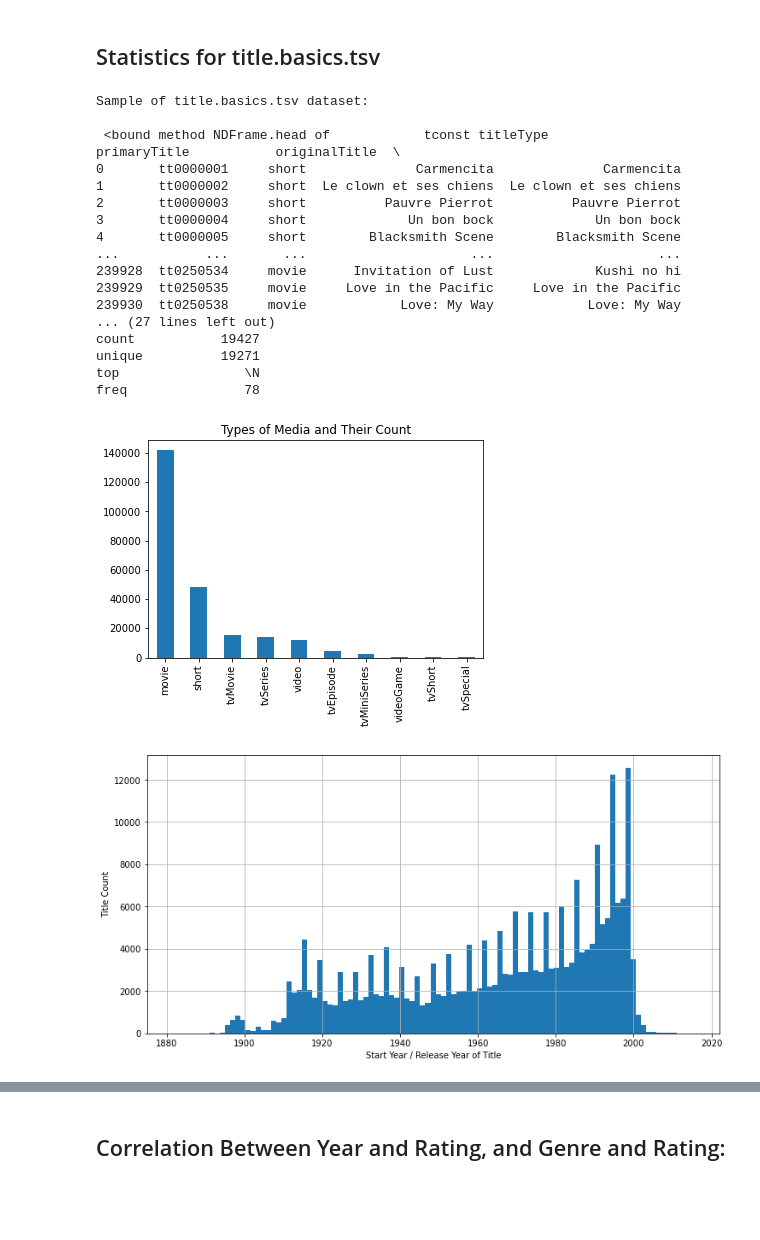
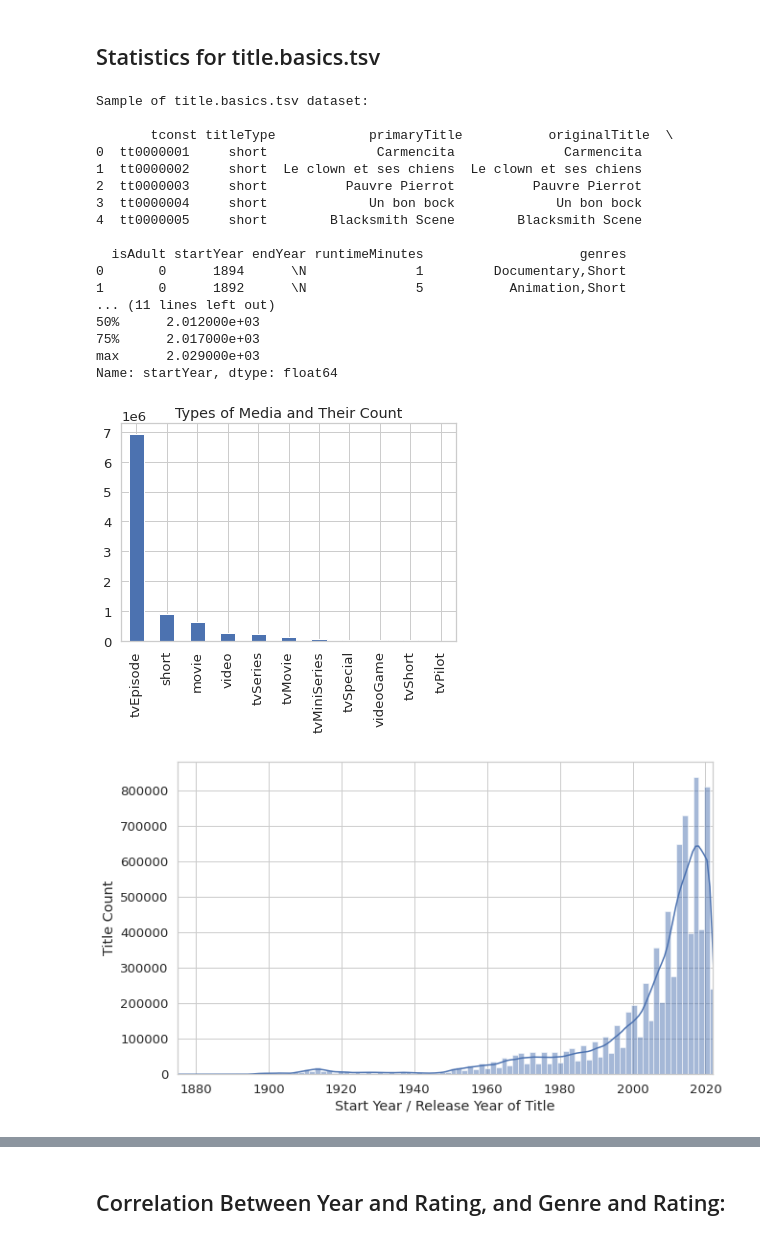
Before and after one commit to dash2927/ABCD, a Jupyter notebook: imdbEDA.ipynb, the cells around one changed output, grey strips where cells are left out. Saved outputs shown, nothing was run; the diff lists cells and outputs as text; code cells hidden in the pictures; blank space fills up the shorter version.

```diff
--- a/imdbEDA.ipynb
+++ b/imdbEDA.ipynb
@@ -7,6 +7,9 @@ import pandas as pd
 import seaborn as sns
 import numpy as np
 import matplotlib.pyplot as plt
+
+sns.set(font_scale=1.2)
+sns.set_style("whitegrid")
 # %% [markdown]
 ## Statistics for titles.ratings.tsv
 # %%
@@ -79,7 +87,9 @@ dtype: float64
 # %% [markdown]
 ## Statistics for names.basics.tsv
 # %%
-df1 = pd.read_csv('names.basics.tsv', sep='\t')
+filename = 'data/imdb/name.basics.tsv'
+
+df1 = pd.read_csv(filename, sep='\t')
 
 print("\nSample of names.basics.tsv dataset: \n\n", df1.head)
 
@@ -90,8 +100,9 @@ df1.drop(df1[df1['birthYear'] == r'\N'].index, inplace = True)
 # convert birthYear column from type object to type numeric
 df2 = pd.to_numeric(df1['birthYear'])
 # Make histogram of actor birthYear
-fig = plt.figure(figsize=(12, 6))
-df2.hist(bins=100)
+fig = plt.figure(figsize=(10, 6))
+sns.histplot(data=df2, bins=100)
+# df2.hist(bins=100)
 plt.xlabel('Birth Year')
 plt.ylabel('Number of Actors')
 plt.xlim([1775, 2022])
@@ -103,8 +114,9 @@ df1.drop(df1[df1['deathYear'] == r'\N'].index, inplace = True)
 # convert birthYear column from type object to type numeric
 df2 = pd.to_numeric(df1['deathYear'])
 # Make histogram of actor deathYear
-fig = plt.figure(figsize=(12, 6))
-df2.hist(bins=100)
+fig = plt.figure(figsize=(10, 6))
+# df2.hist(bins=100)
+sns.histplot(data=df2, bins=100)
 plt.xlabel('Death Year')
 plt.ylabel('Number of Actors')
 plt.xlim([1775, 2022])
@@ -134,9 +146,10 @@ freq             1092
 # %%
 # show dataset size, do a pie chart on the media types,
 # do a kde plot on movie year, etc.
-df = pd.read_csv('title.basics.tsv', sep='\t')
+filename = 'data/imdb/title.basics.tsv'
+df = pd.read_csv(filename, sep='\t')
 
-print("\nSample of title.basics.tsv dataset: \n\n", df.head)
+print("\nSample of title.basics.tsv dataset: \n\n", df.head())
 
 print("\nStatistics for titles.basics.tsv: \n\n", df1.describe())
 
@@ -150,58 +163,60 @@ df['titleType'].value_counts().plot(title='Types of Media and Their Count',ax=ax
 # Prep startYear column to make a histogram and a KDE plot
 # drop rows where startYear is /N
 df.drop(df[df['startYear'] == r'\N'].index, inplace = True)
 # convert startYear column from type object to type numeric. df1 is 1 column.
 df1 = pd.to_numeric(df['startYear'])
 # Make histogram of startYear
-fig = plt.figure(figsize=(12, 6))
-df1.hist(bins=100)
+fig = plt.figure(figsize=(10, 6))
+sns.histplot(data=df1, bins=100, kde=True)
+# df1.hist(bins=100)
 plt.xlabel('Start Year / Release Year of Title')
 plt.ylabel('Title Count')
 plt.xlim([1875, 2022])
 plt.show()
 
 # KDE plot of release year of a title
-df1.plot.kde(title='KDE Plot of Title Release Year')
-plt.xlabel('Start Year / Release Year of Title')
-plt.show()
+# df1.plot.kde(title='KDE Plot of Title Release Year')
+# plt.xlabel('Start Year / Release Year of Title')
+# plt.show()
 
 
 # Prep runtimeMinutes column to make a histogram and a KDE plot
 # drop rows where runtimeMinutes is /N
 df.drop(df[df['runtimeMinutes'] == r'\N'].index, inplace = True)
 # convert runtimeMinutes column from type object to type numeric. df2 is 1 column.
 df2 = pd.to_numeric(df['runtimeMinutes'])
 # Make histogram of runtimeMinutes
-fig = plt.figure(figsize=(12, 6))
-df2.hist(bins=100)
+fig = plt.figure(figsize=(10, 6))
+sns.histplot(data=df2, binwidth=4, kde=True)
+# df2.hist(bins=100)
 plt.xlabel('Runtime of Title (minutes)')
 plt.ylabel('Title Count')
-plt.xlim([0, 500])
+plt.xlim([0, 300])
 plt.show()
 
 # KDE plot of title runtime
-df2.plot.kde(title='KDE Plot of Title Runtime')
-plt.xlabel('Runtime of Title (minutes)')
-plt.show()
+# df2.plot.kde(title='KDE Plot of Title Runtime')
+# plt.xlabel('Runtime of Title (minutes)')
+# plt.show()
 
 print("\nStatistics for titleruntime: \n\n", df2.describe())
 # %% [output]
 Sample of title.basics.tsv dataset:
 
- <bound method NDFrame.head of            tconst titleType            primaryTitle           originalTitle  \
-0       tt0000001     short              Carmencita              Carmencita
-1       tt0000002     short  Le clown et ses chiens  Le clown et ses chiens
-2       tt0000003     short          Pauvre Pierrot          Pauvre Pierrot
-3       tt0000004     short             Un bon bock             Un bon bock
-4       tt0000005     short        Blacksmith Scene        Blacksmith Scene
-...           ...       ...                     ...                     ...
-239928  tt0250534     movie      Invitation of Lust             Kushi no hi
-239929  tt0250535     movie     Love in the Pacific     Love in the Pacific
-239930  tt0250538     movie            Love: My Way            Love: My Way
-... (27 lines left out)
-count           19427
-unique          19271
-top                \N
-freq               78
+       tconst titleType            primaryTitle           originalTitle  \
+0  tt0000001     short              Carmencita              Carmencita
+1  tt0000002     short  Le clown et ses chiens  Le clown et ses chiens
+2  tt0000003     short          Pauvre Pierrot          Pauvre Pierrot
+3  tt0000004     short             Un bon bock             Un bon bock
+4  tt0000005     short        Blacksmith Scene        Blacksmith Scene
+
+  isAdult startYear endYear runtimeMinutes                    genres
+0       0      1894      \N              1         Documentary,Short
+1       0      1892      \N              5           Animation,Short
+... (11 lines left out)
+50%      2.012000e+03
+75%      2.017000e+03
+max      2.029000e+03
+Name: startYear, dtype: float64
-[figure, old version]
+[figure, new version]
-[figure, old version]
+[figure, new version]
```
Also changed, not shown: parts of 3 cells of this notebook.
